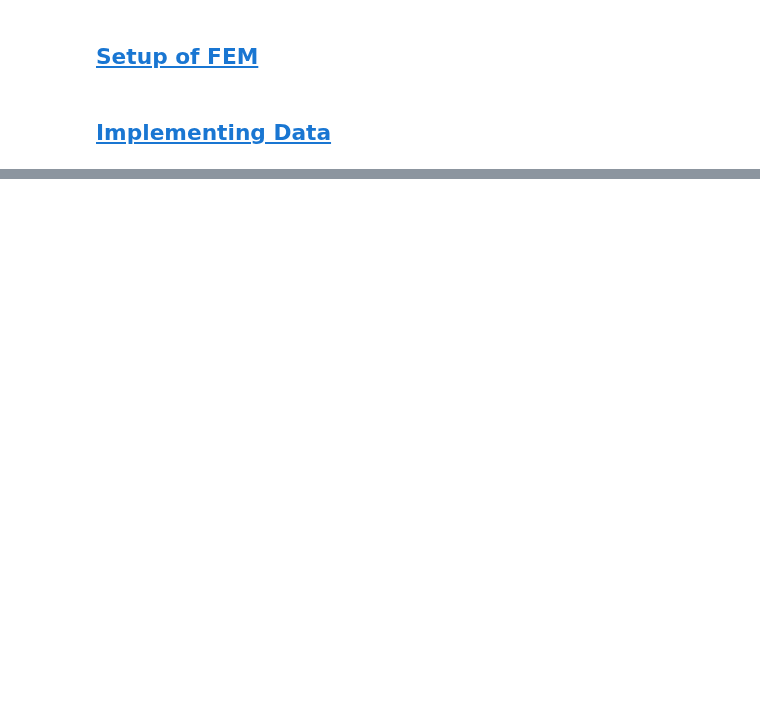
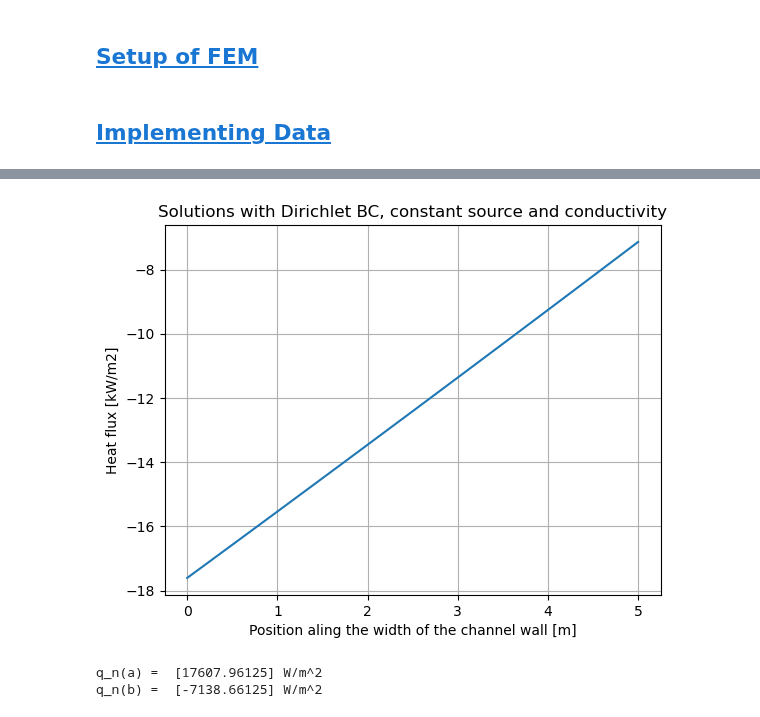
Before and after one commit to dpploy/engy-4390, a Jupyter notebook: projects/2024/fires-brick/tests-nb/04-test.ipynb, the cells around one changed output, grey strips where cells are left out. Cells and saved outputs as stored; diff of their text form; code cells hidden in the pictures; blank space fills up the shorter version.

```diff
--- a/projects/2024/fires-brick/tests-nb/04-test.ipynb
+++ b/projects/2024/fires-brick/tests-nb/04-test.ipynb
@@ -281,0 +141,20 @@ IndexError: index 19 is out of bounds for axis 0 with size 19
+# %%
+from pyfires import u_star_prime
+h_e = (x_max-x_min)/n_elem
+q_x = lambda x: - k_func(x) * u_star_prime(x, phi_prime_list, lift_func_prime, c_star_vec, h_e)
+plot_func(q_x, x_min, x_max, 100,
+          x_scale=100, y_scale=1/1000,
+          title='Solutions with Dirichlet BC, constant source and conductivity',
+          xlabel='Position aling the width of the channel wall [m]',
+          ylabel='Heat flux [kW/m2]')
+# %% [output]
+[figure, added]
+# %%
+'''Normal heat flux at boundaries'''
+n_x_a = -1.0
+n_x_b =  1.0
+print('q_n(a) = ', q_x(x_min) * n_x_a, 'W/m^2')
+print('q_n(b) = ', q_x(x_max) * n_x_b, 'W/m^2')
+# %% [output]
+q_n(a) =  [17607.96125] W/m^2
+q_n(b) =  [-7138.66125] W/m^2
```
Also changed, not shown: parts of 19 cells of this notebook, 1 other file.
